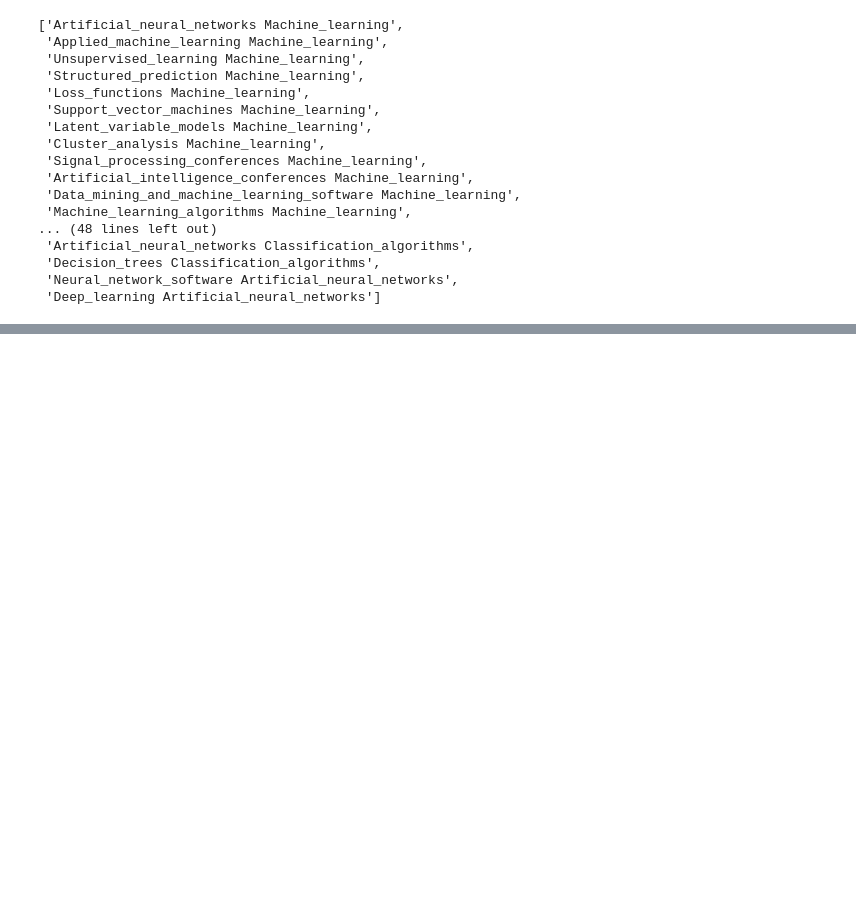
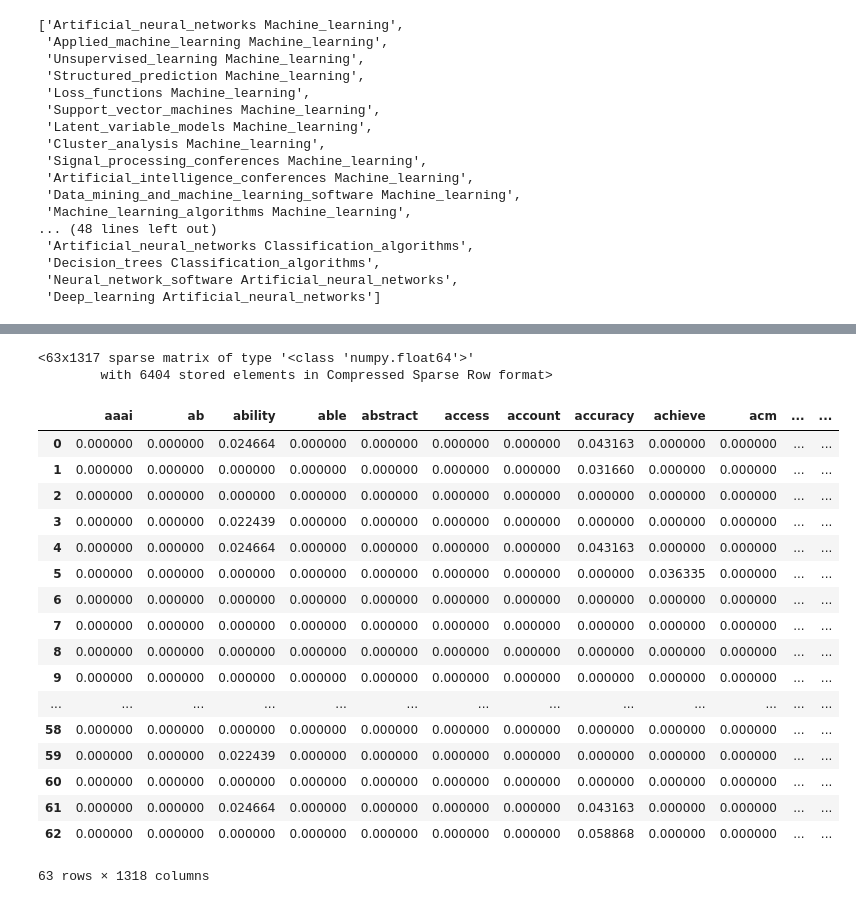
Before and after one commit to curtischong/Wikipedia-Graph-Topic-Suggestion, a Jupyter notebook: Neo4j-WikipediaGraph_dataset_process.ipynb, the cells around one changed output, grey strips where cells are left out. Drawn from its saved outputs; the diff is of its cells as text; code cells hidden in the pictures; blank space fills up the shorter version.

Commit message:
Processed articles into embeddings

```diff
--- a/Neo4j-WikipediaGraph_dataset_process.ipynb
+++ b/Neo4j-WikipediaGraph_dataset_process.ipynb
@@ -229,0 +301,5 @@ with open('relations.txt', 'w') as f:
+# %%
+vectors
+# %% [output]
+<63x1317 sparse matrix of type '<class 'numpy.float64'>'
+        with 6404 stored elements in Compressed Sparse Row format>
@@ -229,0 +313,22 @@ with open('relations.txt', 'w') as f:
+# %%
+#read from file
+pd.read_hdf("embeddings.h5", 'df')
+# %% [output]
+|  | aaai | ab | ability | able | abstract | access | account | accuracy | achieve | acm | ... | ... |
+| 0 | 0.000000 | 0.000000 | 0.024664 | 0.000000 | 0.000000 | 0.000000 | 0.000000 | 0.043163 | 0.000000 | 0.000000 | ... | ... |
+| 1 | 0.000000 | 0.000000 | 0.000000 | 0.000000 | 0.000000 | 0.000000 | 0.000000 | 0.031660 | 0.000000 | 0.000000 | ... | ... |
+| 2 | 0.000000 | 0.000000 | 0.000000 | 0.000000 | 0.000000 | 0.000000 | 0.000000 | 0.000000 | 0.000000 | 0.000000 | ... | ... |
+| 3 | 0.000000 | 0.000000 | 0.022439 | 0.000000 | 0.000000 | 0.000000 | 0.000000 | 0.000000 | 0.000000 | 0.000000 | ... | ... |
+| 4 | 0.000000 | 0.000000 | 0.024664 | 0.000000 | 0.000000 | 0.000000 | 0.000000 | 0.043163 | 0.000000 | 0.000000 | ... | ... |
+| 5 | 0.000000 | 0.000000 | 0.000000 | 0.000000 | 0.000000 | 0.000000 | 0.000000 | 0.000000 | 0.036335 | 0.000000 | ... | ... |
+| 6 | 0.000000 | 0.000000 | 0.000000 | 0.000000 | 0.000000 | 0.000000 | 0.000000 | 0.000000 | 0.000000 | 0.000000 | ... | ... |
+| 7 | 0.000000 | 0.000000 | 0.000000 | 0.000000 | 0.000000 | 0.000000 | 0.000000 | 0.000000 | 0.000000 | 0.000000 | ... | ... |
+| 8 | 0.000000 | 0.000000 | 0.000000 | 0.000000 | 0.000000 | 0.000000 | 0.000000 | 0.000000 | 0.000000 | 0.000000 | ... | ... |
+| 9 | 0.000000 | 0.000000 | 0.000000 | 0.000000 | 0.000000 | 0.000000 | 0.000000 | 0.000000 | 0.000000 | 0.000000 | ... | ... |
+| ... | ... | ... | ... | ... | ... | ... | ... | ... | ... | ... | ... | ... |
+| 58 | 0.000000 | 0.000000 | 0.000000 | 0.000000 | 0.000000 | 0.000000 | 0.000000 | 0.000000 | 0.000000 | 0.000000 | ... | ... |
+| 59 | 0.000000 | 0.000000 | 0.022439 | 0.000000 | 0.000000 | 0.000000 | 0.000000 | 0.000000 | 0.000000 | 0.000000 | ... | ... |
+| 60 | 0.000000 | 0.000000 | 0.000000 | 0.000000 | 0.000000 | 0.000000 | 0.000000 | 0.000000 | 0.000000 | 0.000000 | ... | ... |
+| 61 | 0.000000 | 0.000000 | 0.024664 | 0.000000 | 0.000000 | 0.000000 | 0.000000 | 0.043163 | 0.000000 | 0.000000 | ... | ... |
+| 62 | 0.000000 | 0.000000 | 0.000000 | 0.000000 | 0.000000 | 0.000000 | 0.000000 | 0.058868 | 0.000000 | 0.000000 | ... | ... |
+63 rows × 1318 columns
```
Also changed, not shown: parts of 9 cells of this notebook, 6 other files.
